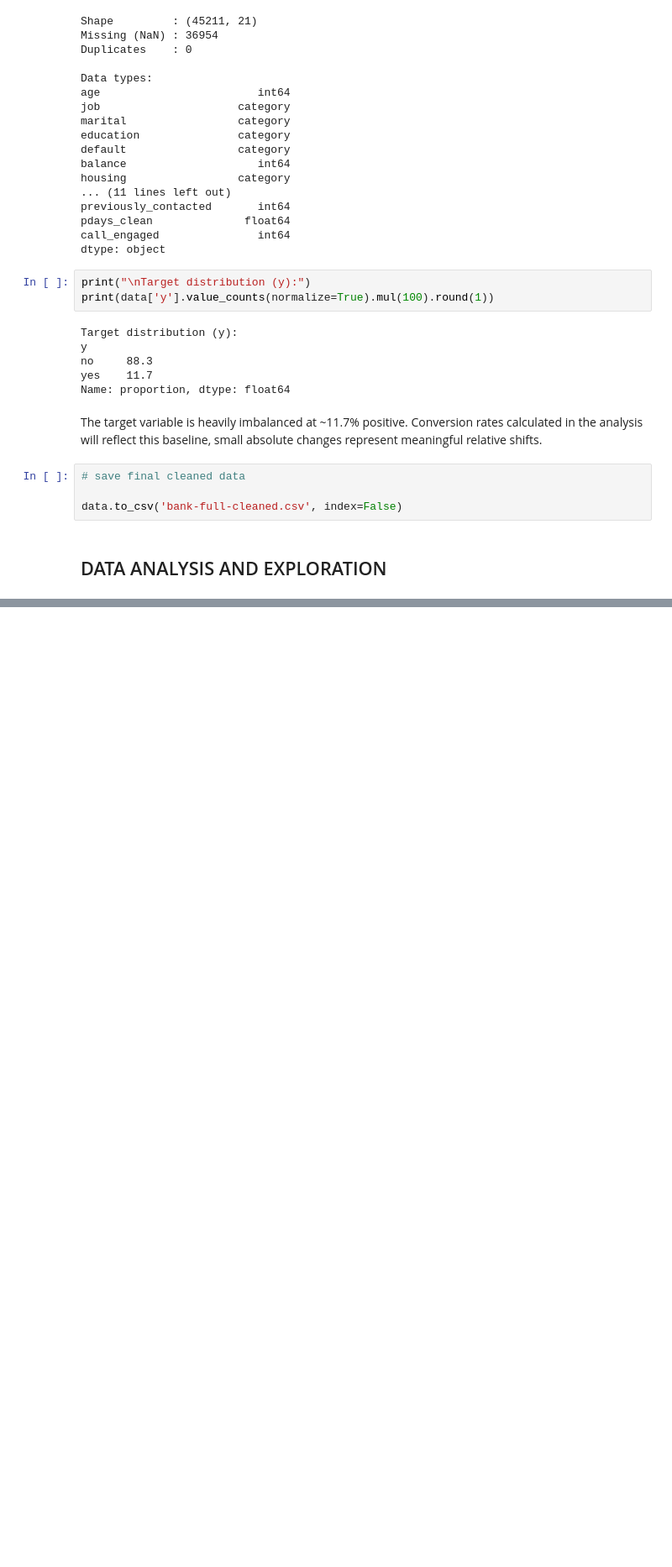
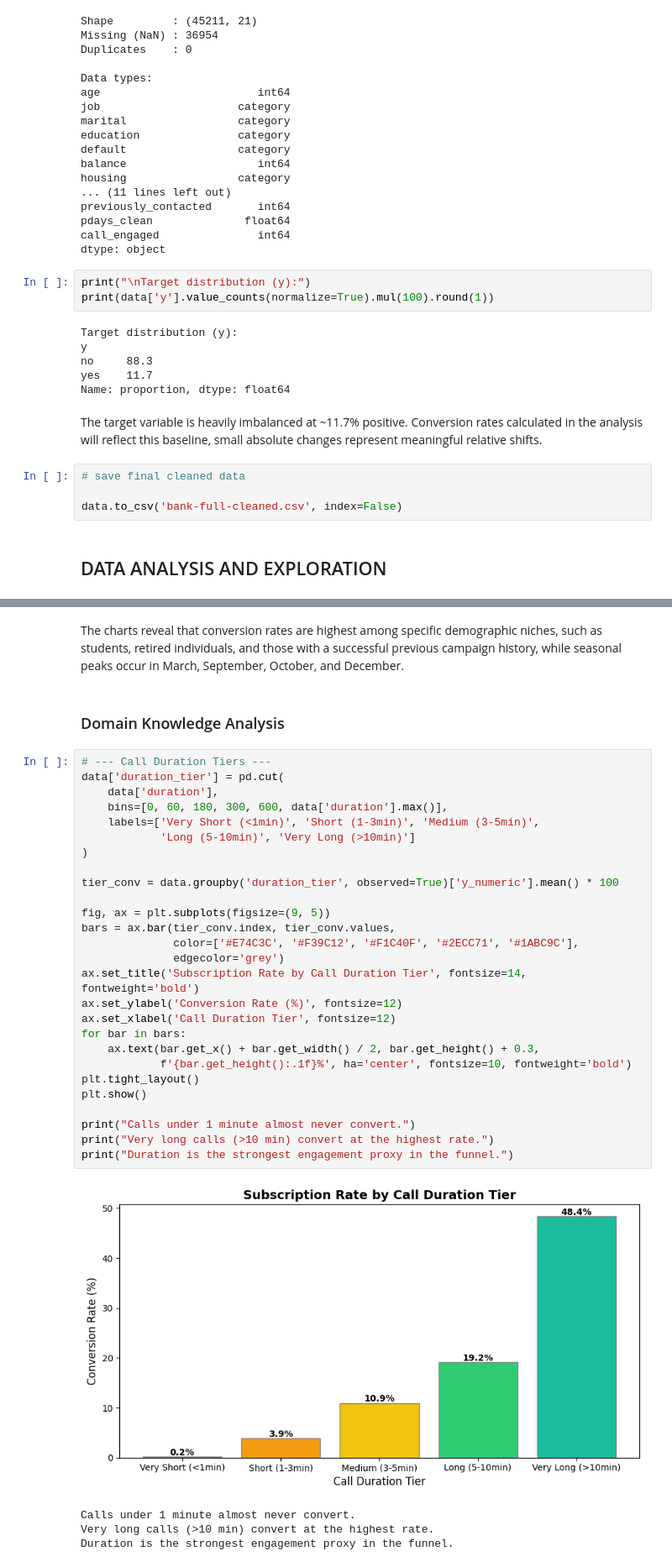
Before and after one commit to Raeesa12/FUTURE_DS_03, a Jupyter notebook: Notebook and Dataset/funnel_analysis.ipynb, the cells around one changed output, grey strips where cells are left out. Shown at 84% size. Drawn from its saved outputs; the diff is of its cells as text; blank space fills up the shorter version.

Commit message:
Analysis and Exploration

```diff
--- a/Notebook and Dataset/funnel_analysis.ipynb
+++ b/Notebook and Dataset/funnel_analysis.ipynb
@@ -367,0 +475,36 @@ data.to_csv('bank-full-cleaned.csv', index=False)
+# %% [markdown]
+The charts reveal that conversion rates are highest among specific demographic niches, such as students, retired individuals, and those with a successful previous campaign history, while seasonal peaks occur in March, September, October, and December.
+# %% [markdown]
+### Domain Knowledge Analysis
+# %%
+# --- Call Duration Tiers ---
+data['duration_tier'] = pd.cut(
+    data['duration'],
+    bins=[0, 60, 180, 300, 600, data['duration'].max()],
+    labels=['Very Short (<1min)', 'Short (1-3min)', 'Medium (3-5min)',
+            'Long (5-10min)', 'Very Long (>10min)']
+)
+
+tier_conv = data.groupby('duration_tier', observed=True)['y_numeric'].mean() * 100
+
+fig, ax = plt.subplots(figsize=(9, 5))
+bars = ax.bar(tier_conv.index, tier_conv.values,
+              color=['#E74C3C', '#F39C12', '#F1C40F', '#2ECC71', '#1ABC9C'],
+              edgecolor='grey')
+ax.set_title('Subscription Rate by Call Duration Tier', fontsize=14, fontweight='bold')
+ax.set_ylabel('Conversion Rate (%)', fontsize=12)
+ax.set_xlabel('Call Duration Tier', fontsize=12)
+for bar in bars:
+    ax.text(bar.get_x() + bar.get_width() / 2, bar.get_height() + 0.3,
+            f'{bar.get_height():.1f}%', ha='center', fontsize=10, fontweight='bold')
+plt.tight_layout()
+plt.show()
+
+print("Calls under 1 minute almost never convert.")
+print("Very long calls (>10 min) convert at the highest rate.")
+print("Duration is the strongest engagement proxy in the funnel.")
+# %% [output]
+[figure, added]
+Calls under 1 minute almost never convert.
+Very long calls (>10 min) convert at the highest rate.
+Duration is the strongest engagement proxy in the funnel.
```
Also changed, not shown: parts of 32 cells of this notebook, 12 other files.
